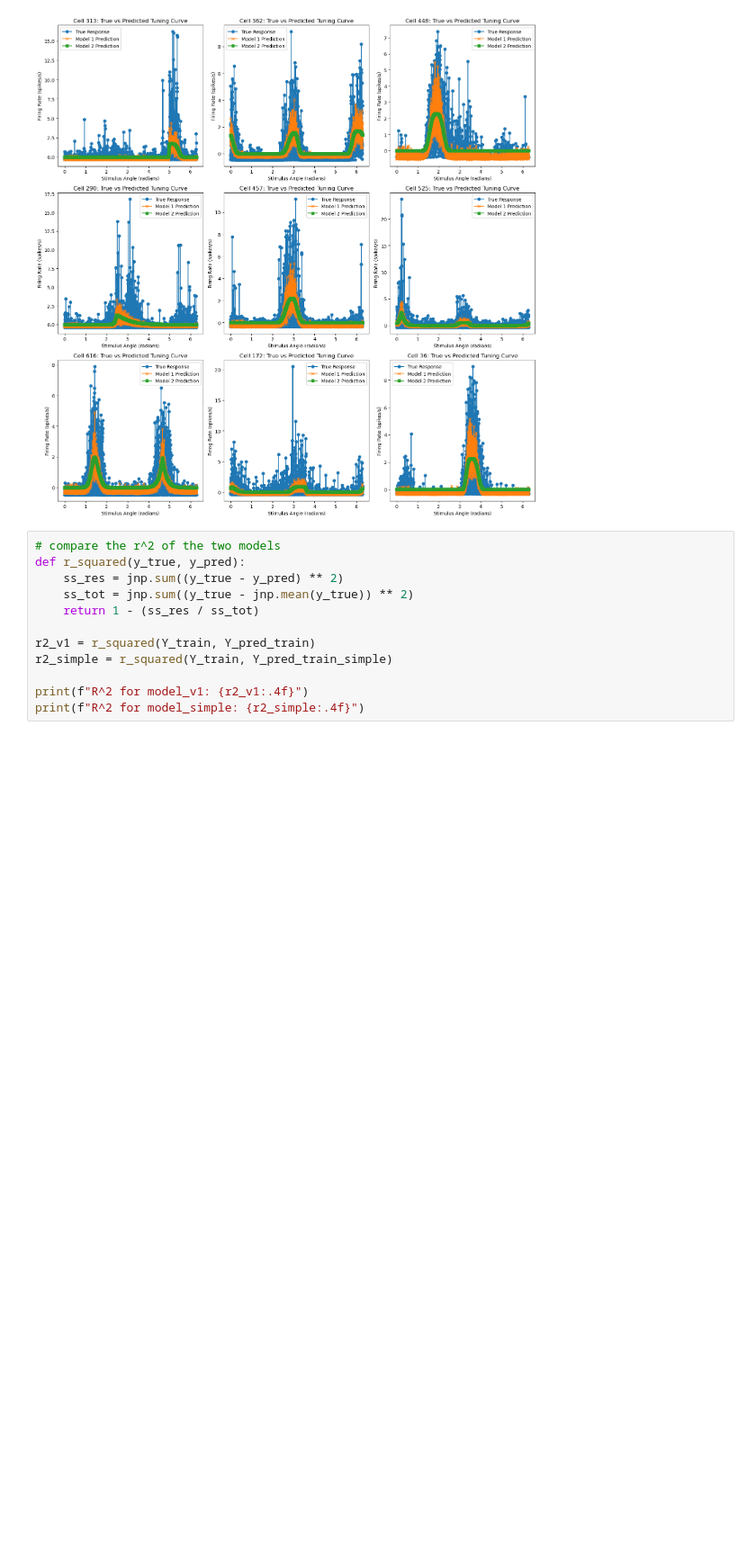
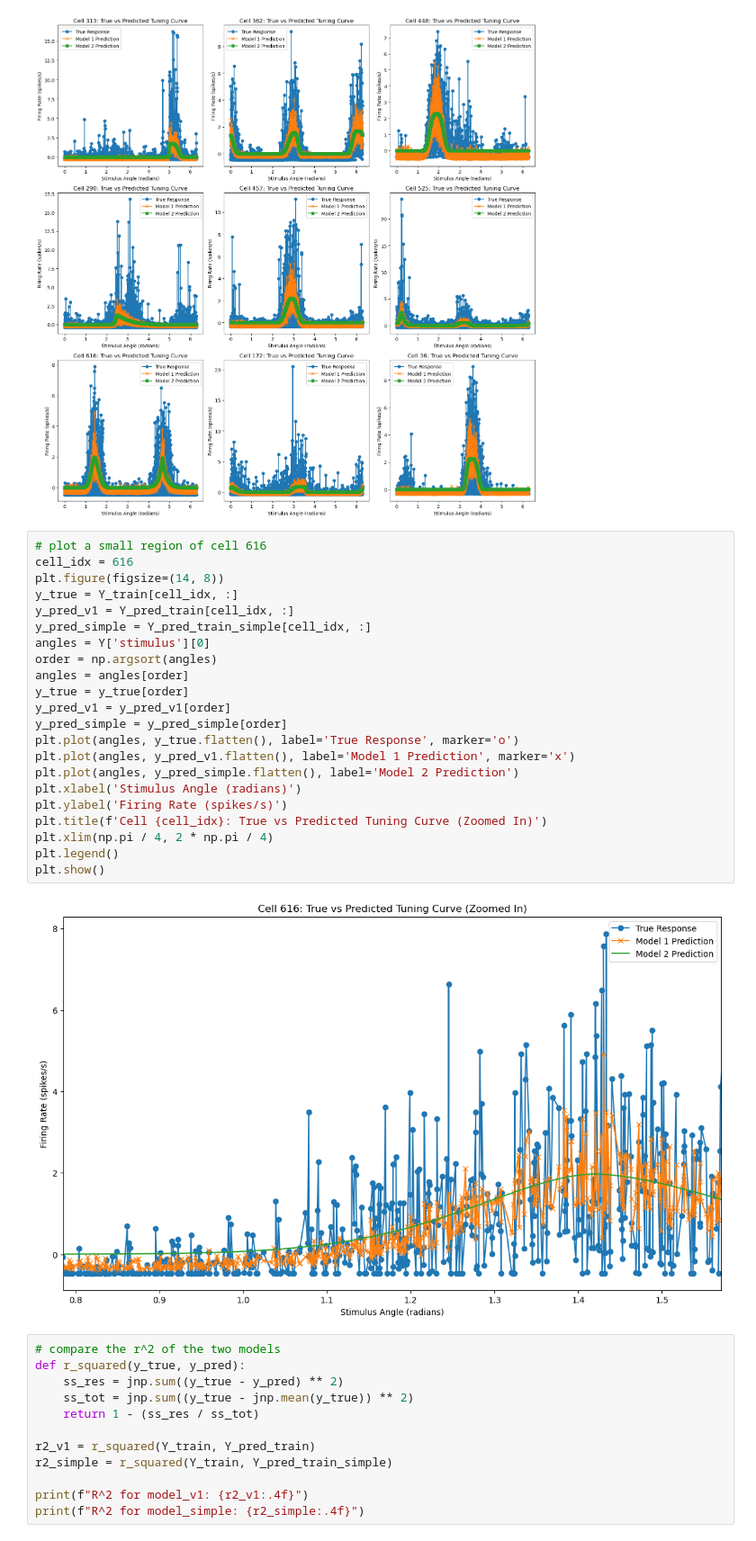
Before and after one commit to reillytilbury/EDGAR, a Jupyter notebook: trial_to_trial_variability_scratchpad.ipynb, the cells around one changed output. Shown at 90% size. Saved outputs shown, nothing was run; the diff lists cells and outputs as text; blank space fills up the shorter version.

```diff
--- a/trial_to_trial_variability_scratchpad.ipynb
+++ b/trial_to_trial_variability_scratchpad.ipynb
@@ -639,6 +643,30 @@ Y_pred_train_simple = model_simple(X_simple, params)
 plot_model_fit(Y_train, Y_pred_train, cell_idxs, Y_another_pred=Y_pred_train_simple)
 # %% [output]
 [figure]
+# %%
+# plot a small region of cell 616
+cell_idx = 616
+plt.figure(figsize=(14, 8))
+y_true = Y_train[cell_idx, :]
+y_pred_v1 = Y_pred_train[cell_idx, :]
+y_pred_simple = Y_pred_train_simple[cell_idx, :]
+angles = Y['stimulus'][0]
+order = np.argsort(angles)
+angles = angles[order]
+y_true = y_true[order]
+y_pred_v1 = y_pred_v1[order]
+y_pred_simple = y_pred_simple[order]
+plt.plot(angles, y_true.flatten(), label='True Response', marker='o')
+plt.plot(angles, y_pred_v1.flatten(), label='Model 1 Prediction', marker='x')
+plt.plot(angles, y_pred_simple.flatten(), label='Model 2 Prediction')
+plt.xlabel('Stimulus Angle (radians)')
+plt.ylabel('Firing Rate (spikes/s)')
+plt.title(f'Cell {cell_idx}: True vs Predicted Tuning Curve (Zoomed In)')
+plt.xlim(np.pi / 4, 2 * np.pi / 4)
+plt.legend()
+plt.show()
+# %% [output]
+[figure, added]
 # %%
 # compare the r^2 of the two models
 def r_squared(y_true, y_pred):
```
Also changed, not shown: parts of 10 cells of this notebook.
